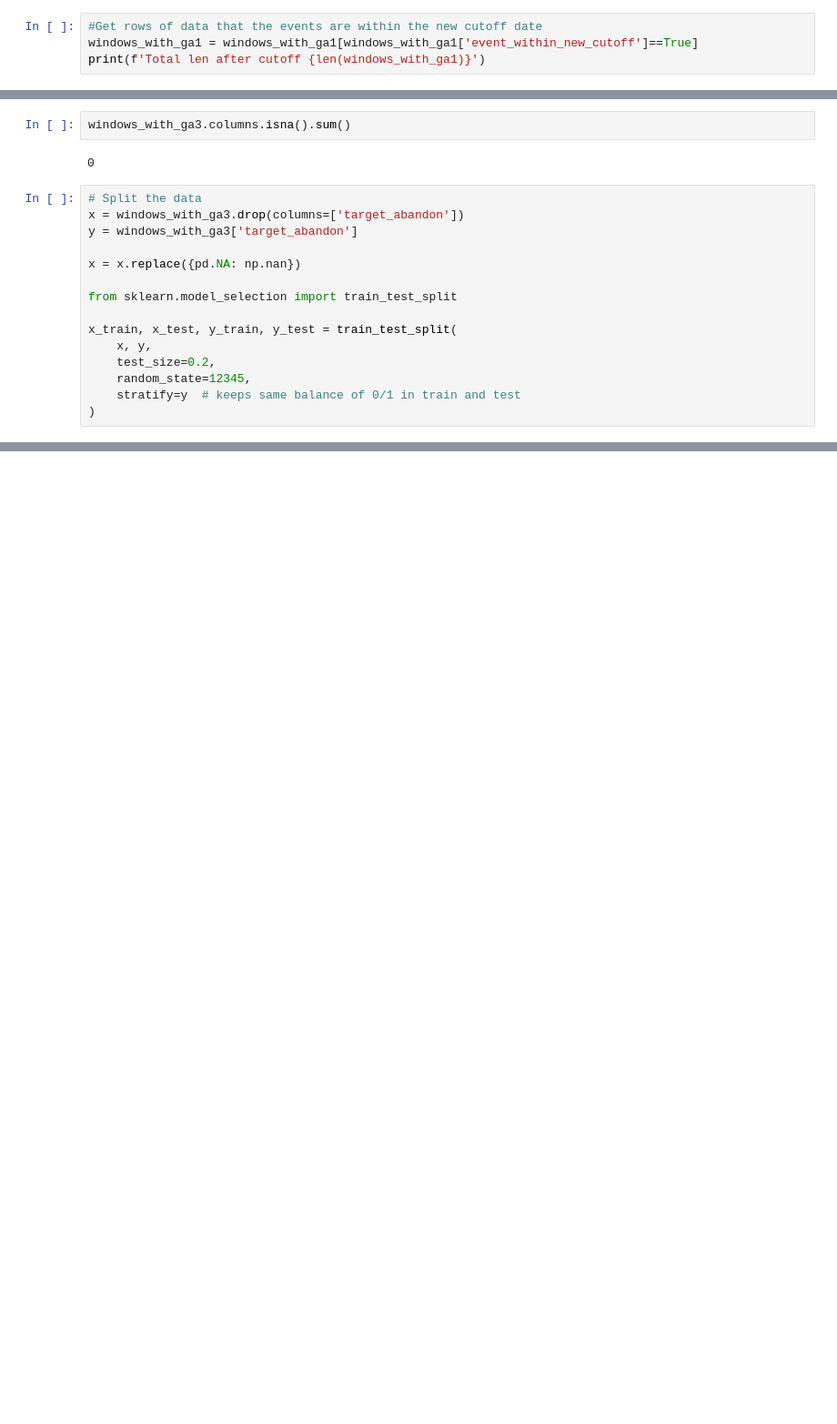
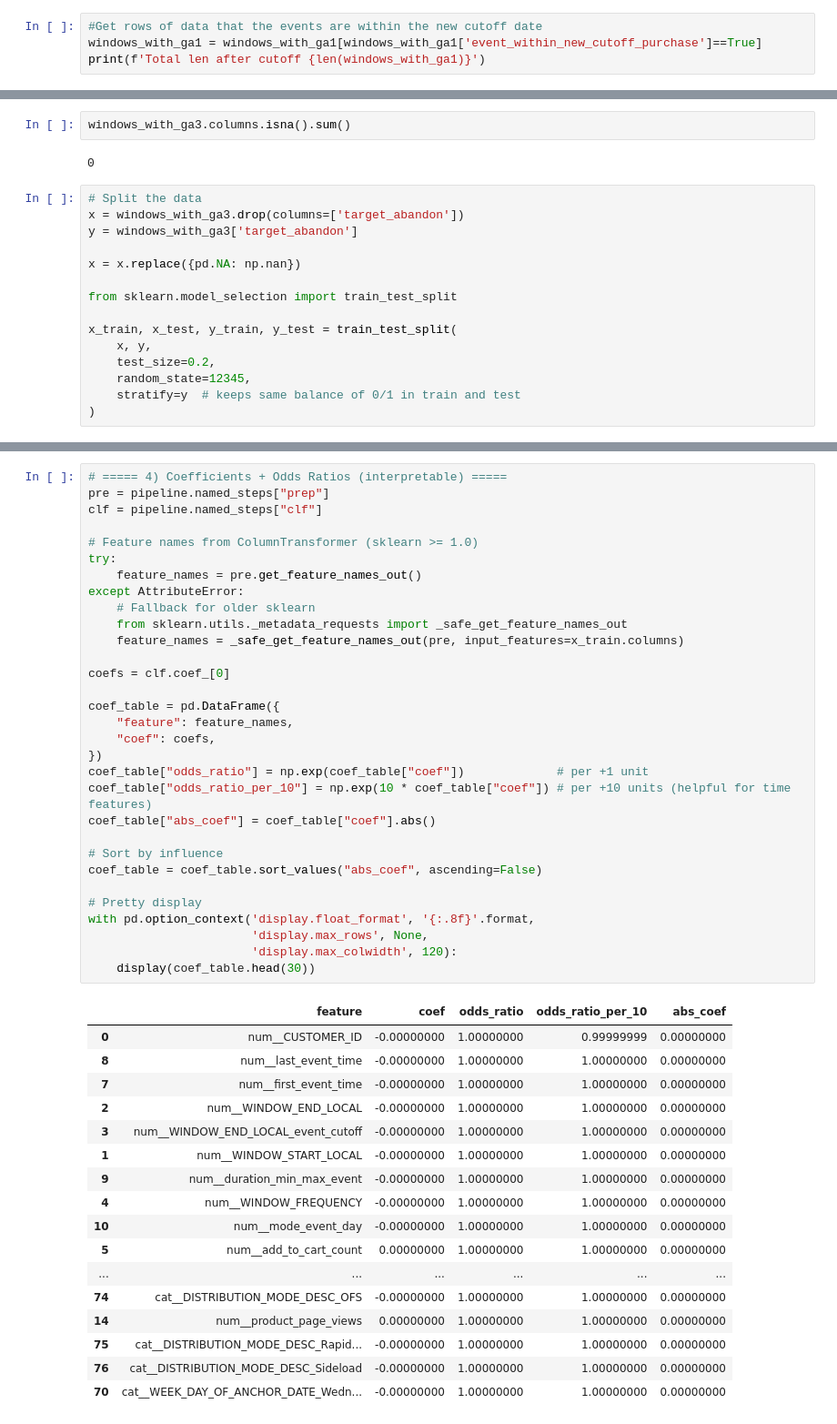
Before and after one commit to Hungagainagainagain/Swire-Cocacola-Capstone, a Jupyter notebook: modeling_new_logic.ipynb, the cells around one changed output, grey strips where cells are left out. Shown at 91% size. Drawn from its saved outputs; the diff is of its cells as text; blank space fills up the shorter version.

```diff
--- a/modeling_new_logic.ipynb
+++ b/modeling_new_logic.ipynb
@@ -261,6 +301,6 @@ Name: event_within_new_cutoff, dtype: float64
 Total len before cutoff for new logic 249148
 # %%
 #Get rows of data that the events are within the new cutoff date
-windows_with_ga1 = windows_with_ga1[windows_with_ga1['event_within_new_cutoff']==True]
+windows_with_ga1 = windows_with_ga1[windows_with_ga1['event_within_new_cutoff_purchase']==True]
 print(f'Total len after cutoff {len(windows_with_ga1)}')
 # %% [output]
@@ -551,0 +558,49 @@ with pd.option_context('display.max_rows', None):
+# %%
+# ===== 4) Coefficients + Odds Ratios (interpretable) =====
+pre = pipeline.named_steps["prep"]
+clf = pipeline.named_steps["clf"]
+
+# Feature names from ColumnTransformer (sklearn >= 1.0)
+try:
+    feature_names = pre.get_feature_names_out()
+except AttributeError:
+    # Fallback for older sklearn
+    from sklearn.utils._metadata_requests import _safe_get_feature_names_out
+    feature_names = _safe_get_feature_names_out(pre, input_features=x_train.columns)
+
+coefs = clf.coef_[0]
+
+coef_table = pd.DataFrame({
+    "feature": feature_names,
+    "coef": coefs,
+})
+coef_table["odds_ratio"] = np.exp(coef_table["coef"])             # per +1 unit
+coef_table["odds_ratio_per_10"] = np.exp(10 * coef_table["coef"]) # per +10 units (helpful for time features)
+coef_table["abs_coef"] = coef_table["coef"].abs()
+
+# Sort by influence
+coef_table = coef_table.sort_values("abs_coef", ascending=False)
+
+# Pretty display
+with pd.option_context('display.float_format', '{:.8f}'.format,
+                       'display.max_rows', None,
+                       'display.max_colwidth', 120):
+    display(coef_table.head(30))
+# %% [output]
+|  | feature | coef | odds_ratio | odds_ratio_per_10 | abs_coef |
+| 0 | num__CUSTOMER_ID | -0.00000000 | 1.00000000 | 0.99999999 | 0.00000000 |
+| 8 | num__last_event_time | -0.00000000 | 1.00000000 | 1.00000000 | 0.00000000 |
+| 7 | num__first_event_time | -0.00000000 | 1.00000000 | 1.00000000 | 0.00000000 |
+| 2 | num__WINDOW_END_LOCAL | -0.00000000 | 1.00000000 | 1.00000000 | 0.00000000 |
+| 3 | num__WINDOW_END_LOCAL_event_cutoff | -0.00000000 | 1.00000000 | 1.00000000 | 0.00000000 |
+| 1 | num__WINDOW_START_LOCAL | -0.00000000 | 1.00000000 | 1.00000000 | 0.00000000 |
+| 9 | num__duration_min_max_event | -0.00000000 | 1.00000000 | 1.00000000 | 0.00000000 |
+| 4 | num__WINDOW_FREQUENCY | -0.00000000 | 1.00000000 | 1.00000000 | 0.00000000 |
+| 10 | num__mode_event_day | -0.00000000 | 1.00000000 | 1.00000000 | 0.00000000 |
+| 5 | num__add_to_cart_count | 0.00000000 | 1.00000000 | 1.00000000 | 0.00000000 |
+| ... | ... | ... | ... | ... | ... |
+| 74 | cat__DISTRIBUTION_MODE_DESC_OFS | -0.00000000 | 1.00000000 | 1.00000000 | 0.00000000 |
+| 14 | num__product_page_views | 0.00000000 | 1.00000000 | 1.00000000 | 0.00000000 |
+| 75 | cat__DISTRIBUTION_MODE_DESC_Rapid... | -0.00000000 | 1.00000000 | 1.00000000 | 0.00000000 |
+| 76 | cat__DISTRIBUTION_MODE_DESC_Sideload | -0.00000000 | 1.00000000 | 1.00000000 | 0.00000000 |
+| 70 | cat__WEEK_DAY_OF_ANCHOR_DATE_Wedn... | -0.00000000 | 1.00000000 | 1.00000000 | 0.00000000 |
```
Also changed, not shown: parts of 28 cells of this notebook.
